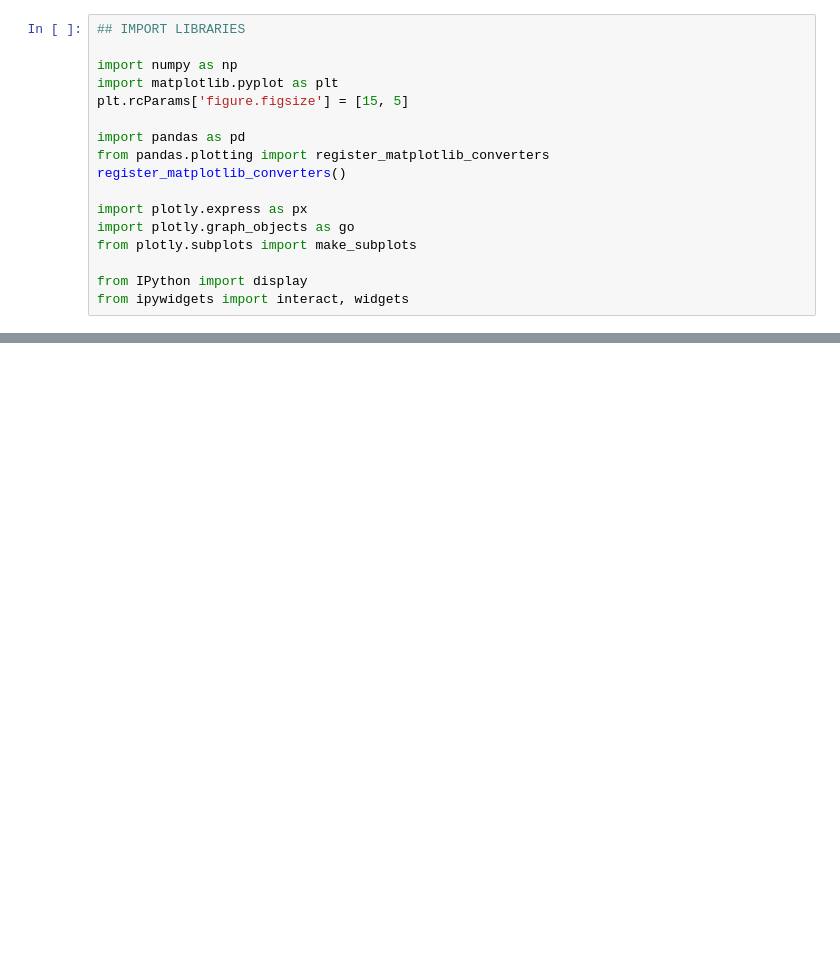
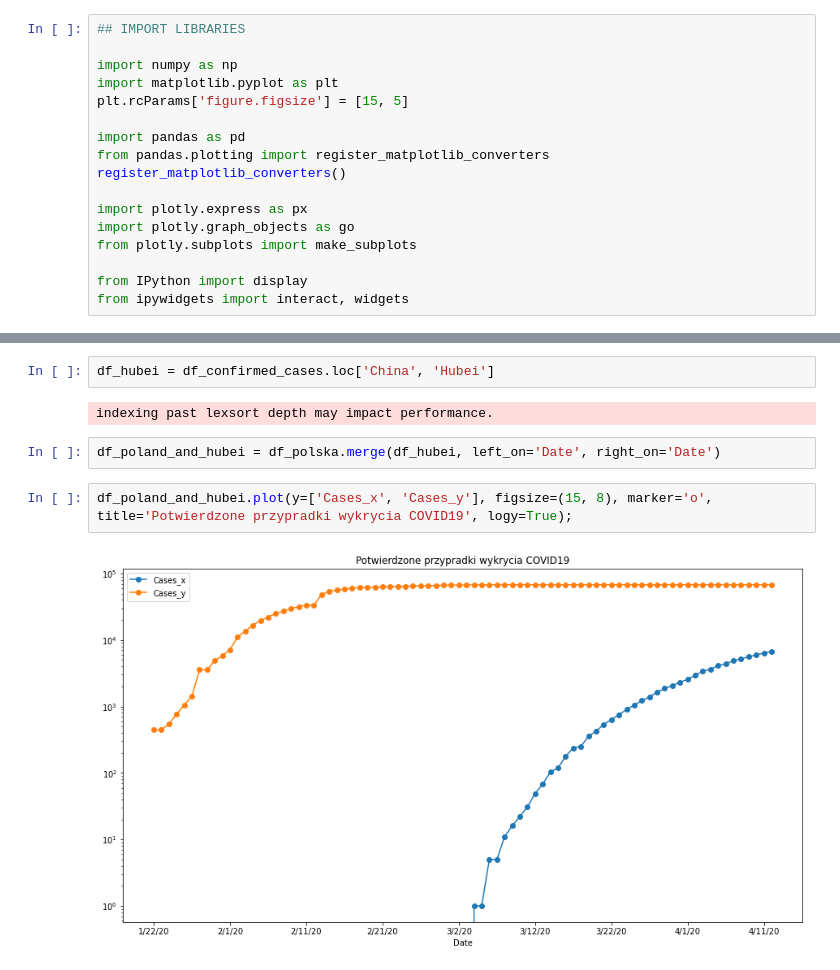
Before and after one commit to Intruz01/KoronaScience, a Jupyter notebook: Day1.ipynb, the cells around one changed output, grey strips where cells are left out. Saved outputs shown, nothing was run; the diff lists cells and outputs as text; blank space fills up the shorter version.

```diff
--- a/Day1.ipynb
+++ b/Day1.ipynb
@@ -25,0 +72,10 @@ Recoveries_raw=pd.read_csv('https://raw.githubusercontent.com/CSSEGISandData/COV
+# %%
+df_hubei = df_confirmed_cases.loc['China', 'Hubei']
+# %% [output]
+indexing past lexsort depth may impact performance.
+# %%
+df_poland_and_hubei = df_polska.merge(df_hubei, left_on='Date', right_on='Date')
+# %%
+df_poland_and_hubei.plot(y=['Cases_x', 'Cases_y'], figsize=(15, 8), marker='o', title='Potwierdzone przypradki wykrycia COVID19', logy=True);
+# %% [output]
+[figure, added]
```
Also changed, not shown: parts of 5 cells of this notebook.
